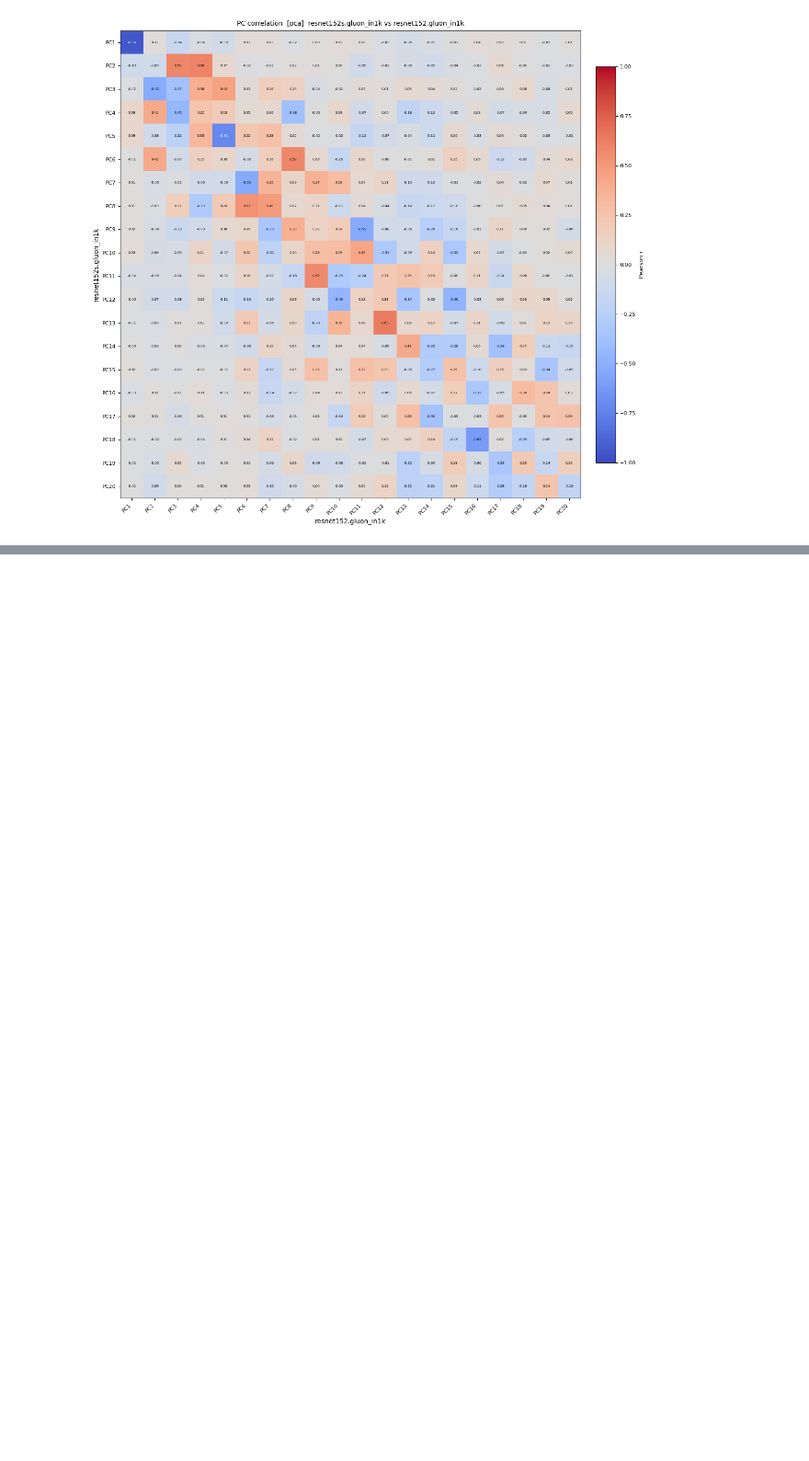
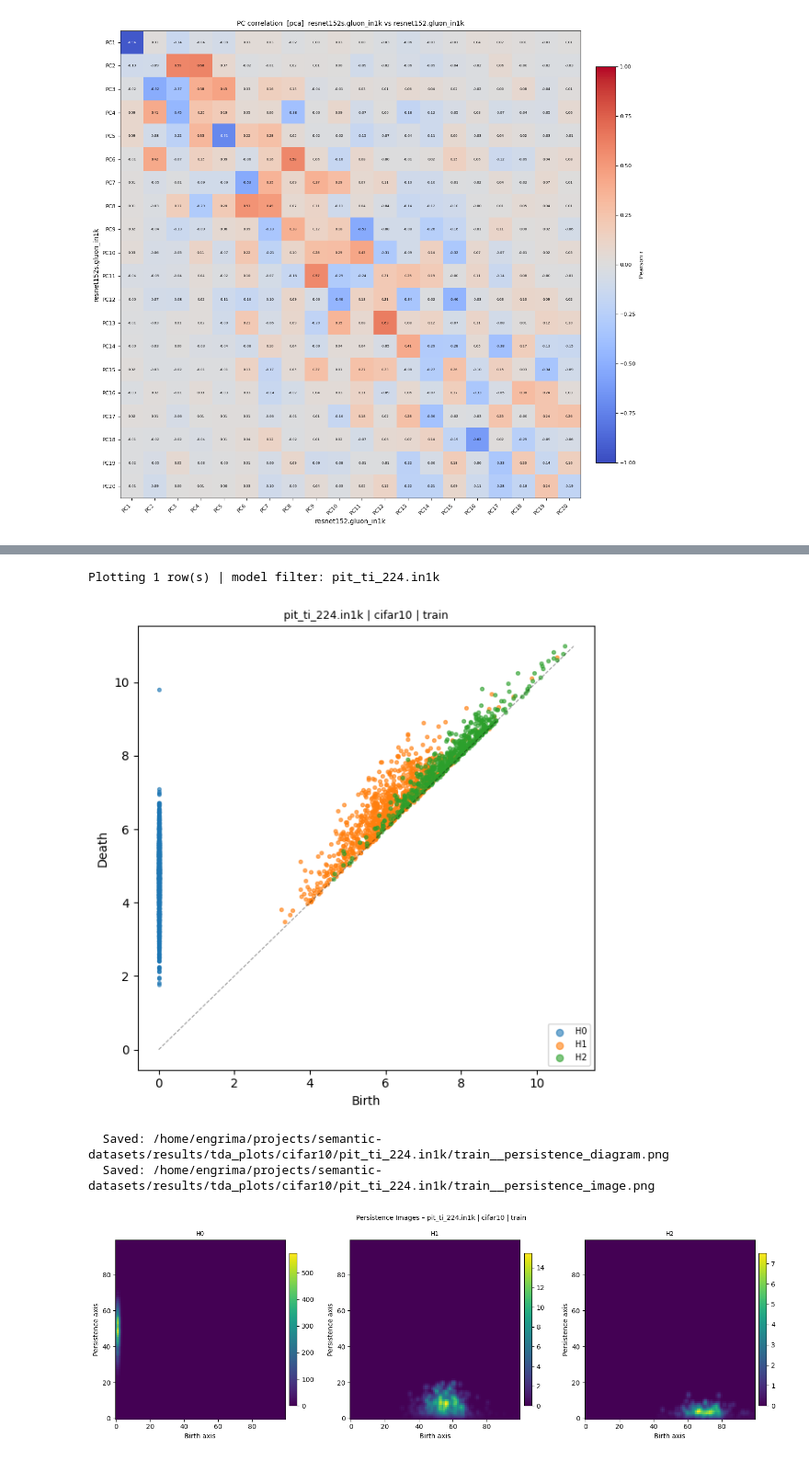
Before and after one commit to SPAICOM/semasia-datasets, a Jupyter notebook: notebooks/section2.ipynb, the cells around one changed output, grey strips where cells are left out. Shown at 92% size. Drawn from its saved outputs; the diff is of its cells as text; code cells hidden in the pictures; blank space fills up the shorter version.

```diff
--- a/notebooks/section2.ipynb
+++ b/notebooks/section2.ipynb
@@ -254,0 +395,17 @@ main(
+# %%
+logging.getLogger('httpx').setLevel(logging.WARNING)
+
+repo_id = 'spaicom-lab'
+prefix = 'semantic-'
+dataset = 'cifar10'
+model_pattern = 'pit_ti_224.in1k'  # "resnet34.gluon_in1k"
+
+plot_tda_results(
+    repo_id=repo_id, prefix=prefix, dataset=dataset, model_pattern=model_pattern
+)
+# %% [output]
+Plotting 1 row(s) | model filter: pit_ti_224.in1k
+[figure, added]
+  Saved: /home/engrima/projects/semantic-datasets/results/tda_plots/cifar10/pit_ti_224.in1k/train__persistence_diagram.png
+  Saved: /home/engrima/projects/semantic-datasets/results/tda_plots/cifar10/pit_ti_224.in1k/train__persistence_image.png
+[figure, added]
```
Also changed, not shown: parts of 17 cells of this notebook, 4 other files.
